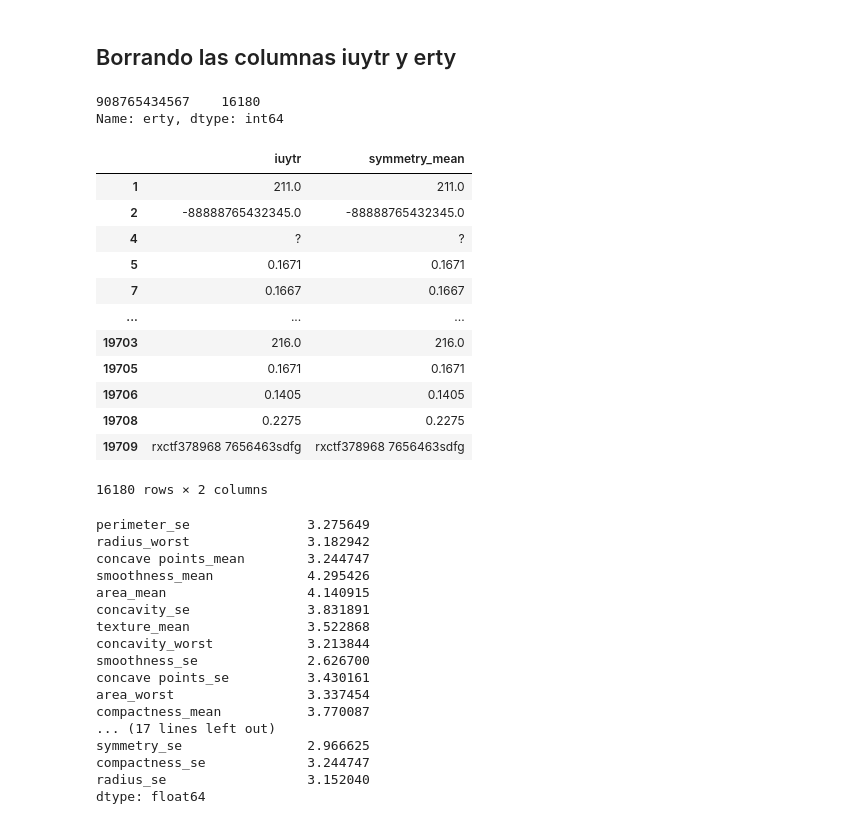
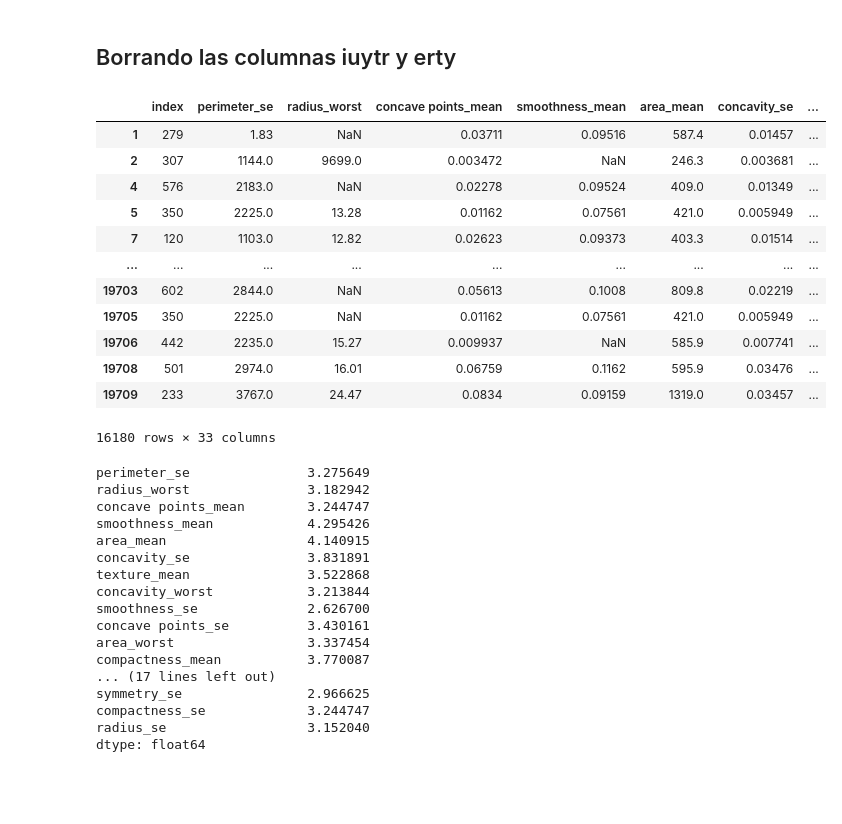
Before and after one commit to niconomist98/BreastCancerClassml, a Jupyter notebook: notebooks/date_preprocessing.ipynb, the cells around one changed output. Cells and saved outputs as stored; diff of their text form; code cells hidden in the pictures; blank space fills up the shorter version.

```diff
--- a/notebooks/date_preprocessing.ipynb
+++ b/notebooks/date_preprocessing.ipynb
@@ -11,25 +11,26 @@ df=df[(df['diagnosis']=='B')|(df['diagnosis']=='M')]
 ## Borrando las columnas iuytr y erty
 # %%
 df['erty'].value_counts() ## todos los valores son iguales, se borra erty
+df.drop('erty',axis=1,inplace=True)
-# %% [output]
-908765434567    16180
-Name: erty, dtype: int64
 # %%
 df[['iuytr','symmetry_mean']] ## estas dos columnas tienen la misma informacion, borrar una
+df.drop('iuytr',axis=1,inplace=True)
-# %% [output]
-|  | iuytr | symmetry_mean |
-| 1 | 211.0 | 211.0 |
-| 2 | -88888765432345.0 | -88888765432345.0 |
-| 4 | ? | ? |
-| 5 | 0.1671 | 0.1671 |
-| 7 | 0.1667 | 0.1667 |
-| ... | ... | ... |
-| 19703 | 216.0 | 216.0 |
-| 19705 | 0.1671 | 0.1671 |
-| 19706 | 0.1405 | 0.1405 |
-| 19708 | 0.2275 | 0.2275 |
-| 19709 | rxctf378968 7656463sdfg | rxctf378968 7656463sdfg |
-16180 rows × 2 columns
+# %%
+df
+# %% [output]
+|  | index | perimeter_se | radius_worst | concave points_mean | smoothness_mean | area_mean | concavity_se | ... |
+| 1 | 279 | 1.83 | NaN | 0.03711 | 0.09516 | 587.4 | 0.01457 | ... |
+| 2 | 307 | 1144.0 | 9699.0 | 0.003472 | NaN | 246.3 | 0.003681 | ... |
+| 4 | 576 | 2183.0 | NaN | 0.02278 | 0.09524 | 409.0 | 0.01349 | ... |
+| 5 | 350 | 2225.0 | 13.28 | 0.01162 | 0.07561 | 421.0 | 0.005949 | ... |
+| 7 | 120 | 1103.0 | 12.82 | 0.02623 | 0.09373 | 403.3 | 0.01514 | ... |
+| ... | ... | ... | ... | ... | ... | ... | ... | ... |
+| 19703 | 602 | 2844.0 | NaN | 0.05613 | 0.1008 | 809.8 | 0.02219 | ... |
+| 19705 | 350 | 2225.0 | NaN | 0.01162 | 0.07561 | 421.0 | 0.005949 | ... |
+| 19706 | 442 | 2235.0 | 15.27 | 0.009937 | NaN | 585.9 | 0.007741 | ... |
+| 19708 | 501 | 2974.0 | 16.01 | 0.06759 | 0.1162 | 595.9 | 0.03476 | ... |
+| 19709 | 233 | 3767.0 | 24.47 | 0.0834 | 0.09159 | 1319.0 | 0.03457 | ... |
+16180 rows × 33 columns
 # %%
 missing = df.isnull().sum()
 missing[missing>0]*100/len(df)
```
Also changed, not shown: parts of 6 cells of this notebook.
